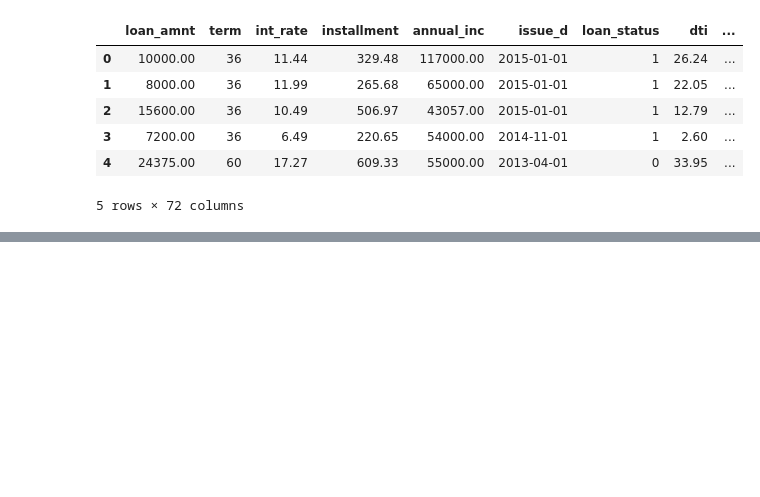
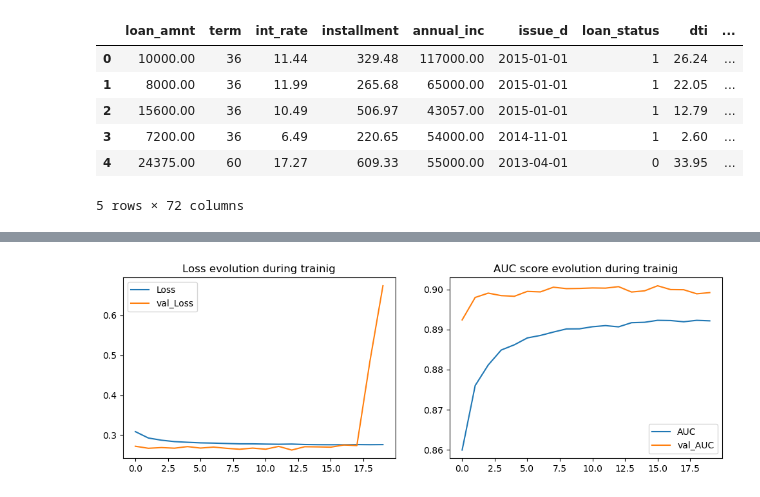
Before and after one commit to harsh0520/preprocess_lending_lending_club_data, a Jupyter notebook: concat_data.ipynb, the cells around one changed output, grey strips where cells are left out. Drawn from its saved outputs; the diff is of its cells as text; code cells hidden in the pictures; blank space fills up the shorter version.

```diff
--- a/concat_data.ipynb
+++ b/concat_data.ipynb
@@ -713,0 +778,3 @@ data.head(5)
+# %%
+X_train, y_train = train.drop('loan_status', axis =1), train.loan_status
+X_test, y_test = test.drop('loan_status', axis=1), test.loan_status
@@ -713,0 +796,4 @@ data.head(5)
+# %%
+scaler = MinMaxScaler()
+X_train = scaler.fit_transform(X_train)
+X_test = scaler.fit_transform(X_test)
@@ -713,0 +821,5 @@ data.head(5)
+# %%
+X_train = np.array(X_train).astype(np.float32)
+X_test = np.array(X_test).astype(np.float32)
+y_train = np.array(y_train).astype(np.float32)
+y_test = np.array(y_test).astype(np.float32)
@@ -713,0 +876,20 @@ data.head(5)
+# %%
+num_columns = X_train.shape[1]
+num_labels = 1
+hidden_units = [150, 150, 150]
+dropout_rates = [0.1, 0, 0.1, 0]
+learning_rate = 1e-3
+
+model = nn_model(
+    num_columns=num_columns,
+    num_labels= num_labels,
+    hidden_units=hidden_units,
+    dropout_rates=dropout_rates,
+    learning_rate=learning_rate
+)
+r= model.fit(
+    X_train, y_train,
+    validation_data = (X_test, y_test),
+    epochs = 20,
+    batch_size=32
+)
@@ -713,0 +914,4 @@ data.head(5)
+# %%
+plot_learning_evolution(r)
+# %% [output]
+[figure, added]
```
Also changed, not shown: parts of 34 cells of this notebook.
